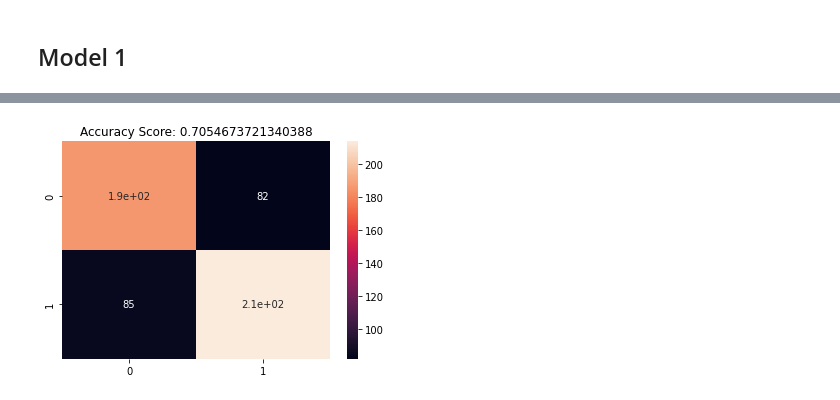
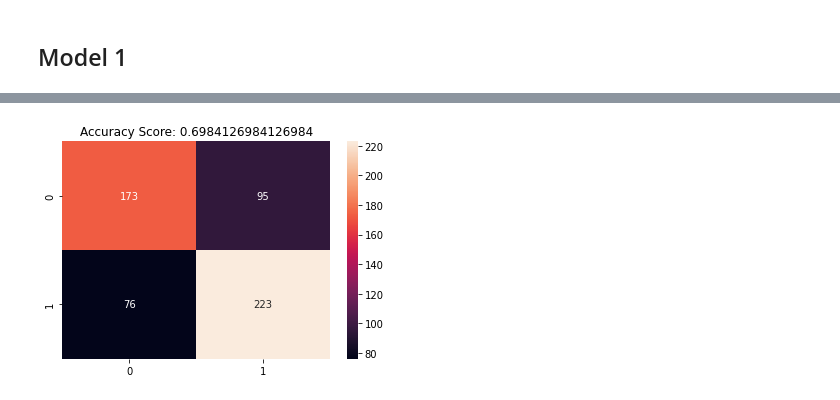
Before and after one commit to AlexanderPelaezJimenez/Pragma_mlops, a Jupyter notebook: modelo_v2.ipynb, the cells around one changed output, grey strips where cells are left out. Saved outputs shown, nothing was run; the diff lists cells and outputs as text; code cells hidden in the pictures.

```diff
--- a/notebook.ipynb
+++ b/modelo_v2.ipynb
@@ -133,8 +115,8 @@ pipe = Pipeline(steps=[('lr_1', lr_1)])
 C = np.logspace(-10, 10, 100)
 penalty = ['l1', 'l2']
 # %%
-params = dict(lr_1__C = C,
-              lr_1__penalty = penalty)
+params = dict(lr__C = C,
+              lr__penalty = penalty)
 # %%
 gs = GridSearchCV(pipe, params)
 # %%
@@ -182,6 +166,6 @@ LogisticRegression(C=0.31257158496882353)
 # %%
-lr_def_model_1 = LogisticRegression(C = gs.best_estimator_.get_params()['lr_1__C'],
-                                    penalty = gs.best_estimator_.get_params()['lr_1__penalty'])
+lr_def_model_1 = LogisticRegression(C = gs.best_estimator_.get_params()['lr__C'],
+                                    penalty = gs.best_estimator_.get_params()['lr__penalty'])
 # %%
 lr_def_model_1.fit(X_train, Y_train)
 # %% [output]
@@ -257,7 +241,7 @@ Best Hyperparameters: {'C': 26.779972328542662, 'penalty': 'l1', 'solver': 'libl
 # %%
-lr_def_model_2 = LogisticRegression(C=26.779972328542662,
-                                    penalty='l1',
-                                    solver='liblinear')
+lr_def_model_2 = LogisticRegression(C=1.657525997964347,
+                                    penalty='l2',
+                                    solver='lbfgs')
 # %%
 lr_def_model_2.fit(X_train, Y_train)
 # %% [output]
@@ -327,6 +311,6 @@ Best Hyperparameters: {'C': 1e-05, 'penalty': 'none', 'solver': 'newton-cg'}
 # %%
-lr_def_model_3 = LogisticRegression(C=1e-05,
-                                    penalty='none',
+lr_def_model_3 = LogisticRegression(C=10,
+                                    penalty='l2',
                                     solver='newton-cg')
 # %%
 lr_def_model_3.fit(X_train, Y_train)
@@ -337,11 +321,11 @@ Y_pred_def_model_3 = lr_def_model_3.predict(X_test)
 # %%
 cm_def_model_3 = confusion_matrix(Y_test, Y_pred_def_model_3)
 acc_def_model_3 = accuracy_score(Y_test, Y_pred_def_model_3)
-sns.heatmap(cm_def_model_3, annot = True)
+sns.heatmap(cm_def_model_3, annot = True, fmt='g')
 plt.title('Accuracy Score: {0}'.format(acc_def_model_3))
 plt.show()
 # %% [output]
-[figure, old version]
+[figure, new version]
 # %%
 print(classification_report(Y_test, Y_pred_def_model_3))
 # %% [output]
```
Also changed, not shown: parts of 68 cells of this notebook, 5 other files.
